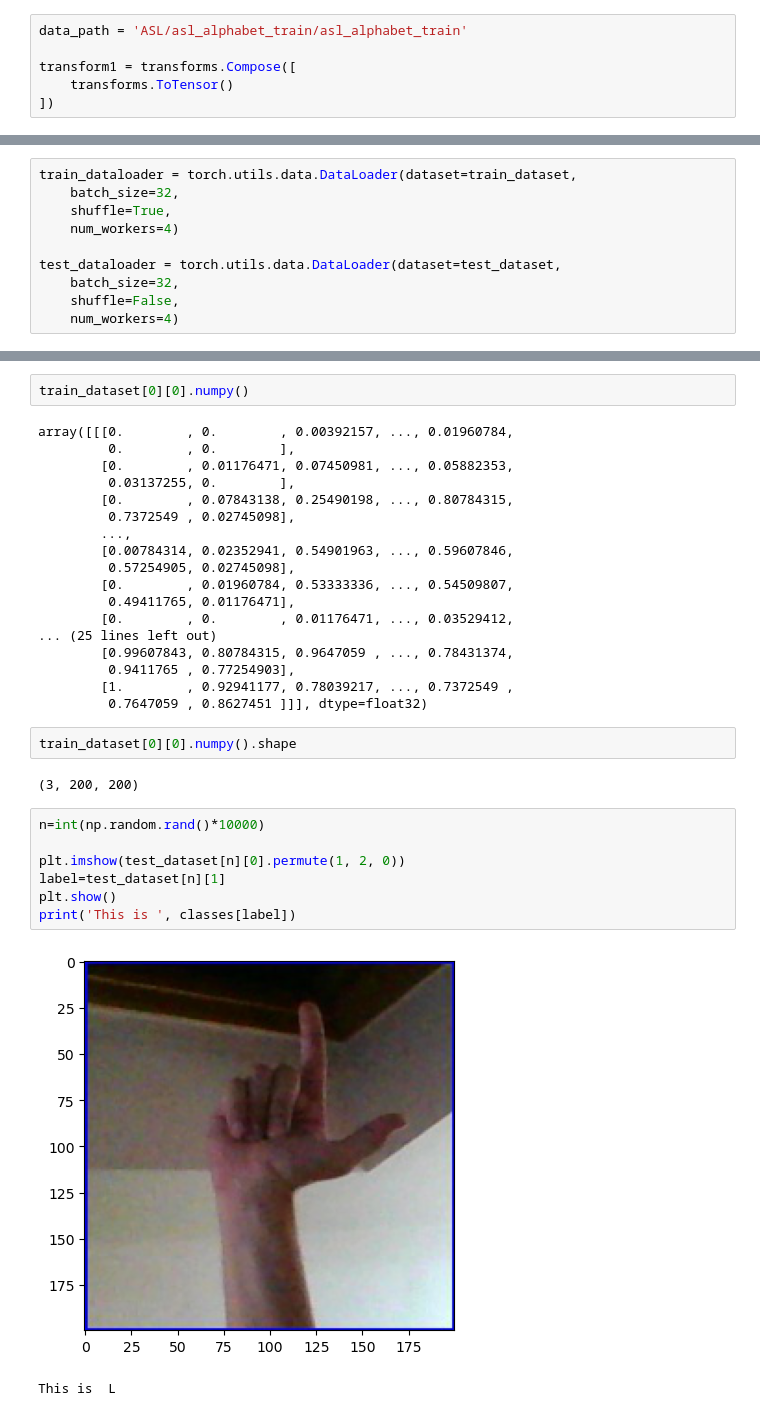
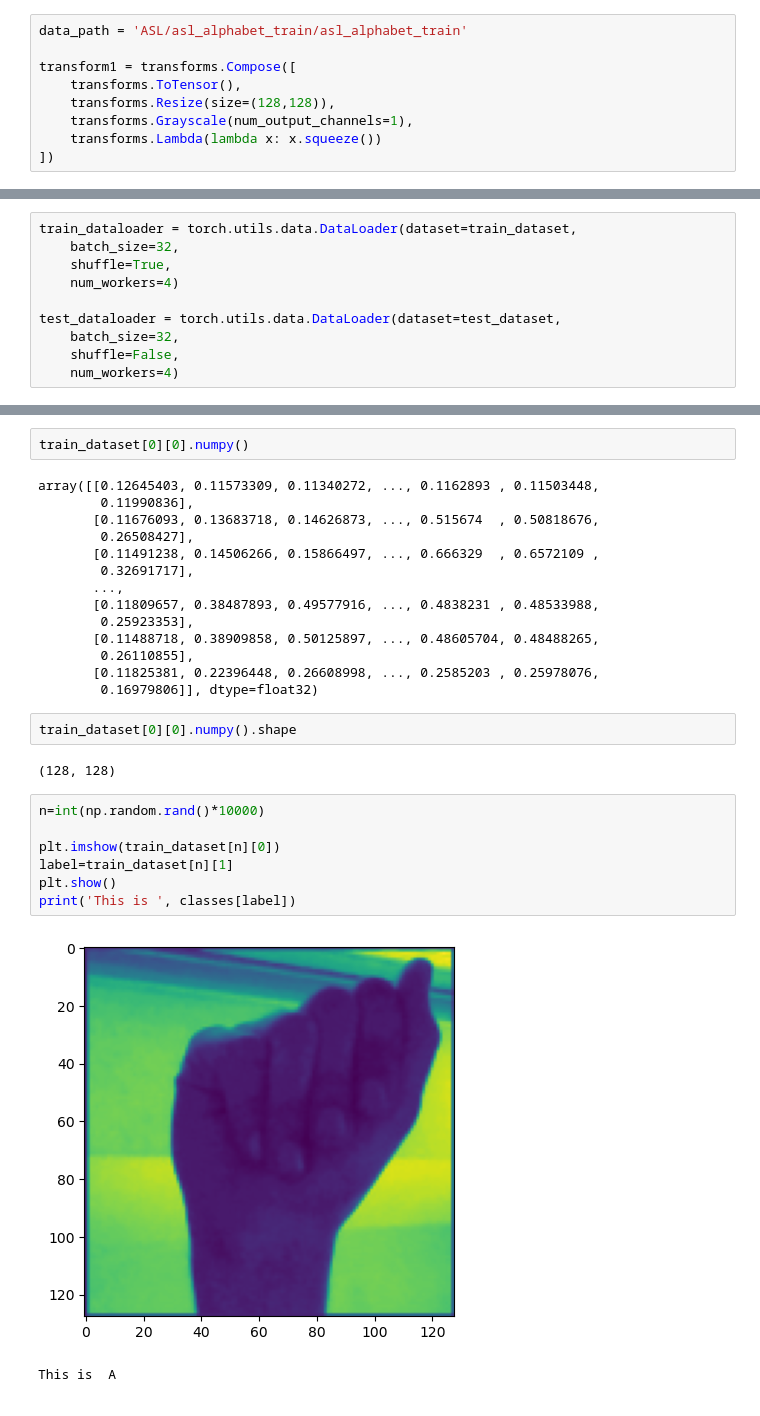
Before and after one commit to majomillanr/MAT_420, a Jupyter notebook: Asl_image.ipynb, the cells around one changed output, grey strips where cells are left out. Drawn from its saved outputs; the diff is of its cells as text.

```diff
--- a/Asl_image.ipynb
+++ b/Asl_image.ipynb
@@ -26,7 +26,10 @@ from torchvision import transforms, datasets
 data_path = 'ASL/asl_alphabet_train/asl_alphabet_train'
 
 transform1 = transforms.Compose([
-    transforms.ToTensor()
+    transforms.ToTensor(),
+    transforms.Resize(size=(128,128)),
+    transforms.Grayscale(num_output_channels=1),
+    transforms.Lambda(lambda x: x.squeeze())
 ])
 # %%
 dataset = datasets.ImageFolder(data_path, transform=transform1)
@@ -85,34 +91,30 @@ classes
 # %%
 train_dataset[0][0].numpy()
 # %% [output]
-array([[[0.        , 0.        , 0.00392157, ..., 0.01960784,
-         0.        , 0.        ],
-        [0.        , 0.01176471, 0.07450981, ..., 0.05882353,
-         0.03137255, 0.        ],
-        [0.        , 0.07843138, 0.25490198, ..., 0.80784315,
-         0.7372549 , 0.02745098],
-        ...,
-        [0.00784314, 0.02352941, 0.54901963, ..., 0.59607846,
-         0.57254905, 0.02745098],
-        [0.        , 0.01960784, 0.53333336, ..., 0.54509807,
-         0.49411765, 0.01176471],
-        [0.        , 0.        , 0.01176471, ..., 0.03529412,
-... (25 lines left out)
-        [0.99607843, 0.80784315, 0.9647059 , ..., 0.78431374,
-         0.9411765 , 0.77254903],
-        [1.        , 0.92941177, 0.78039217, ..., 0.7372549 ,
-         0.7647059 , 0.8627451 ]]], dtype=float32)
+array([[0.12645403, 0.11573309, 0.11340272, ..., 0.1162893 , 0.11503448,
+        0.11990836],
+       [0.11676093, 0.13683718, 0.14626873, ..., 0.515674  , 0.50818676,
+        0.26508427],
+       [0.11491238, 0.14506266, 0.15866497, ..., 0.666329  , 0.6572109 ,
+        0.32691717],
+       ...,
+       [0.11809657, 0.38487893, 0.49577916, ..., 0.4838231 , 0.48533988,
+        0.25923353],
+       [0.11488718, 0.38909858, 0.50125897, ..., 0.48605704, 0.48488265,
+        0.26110855],
+       [0.11825381, 0.22396448, 0.26608998, ..., 0.2585203 , 0.25978076,
+        0.16979806]], dtype=float32)
 # %%
 train_dataset[0][0].numpy().shape
 # %% [output]
-(3, 200, 200)
+(128, 128)
 # %%
 n=int(np.random.rand()*10000)
 
-plt.imshow(test_dataset[n][0].permute(1, 2, 0))
-label=test_dataset[n][1]
+plt.imshow(train_dataset[n][0])
+label=train_dataset[n][1]
 plt.show()
 print('This is ', classes[label])
 # %% [output]
-[figure, old version]
+[figure, new version]
-This is  L
+This is  A
```
Also changed, not shown: parts of 1 cell of this notebook.
